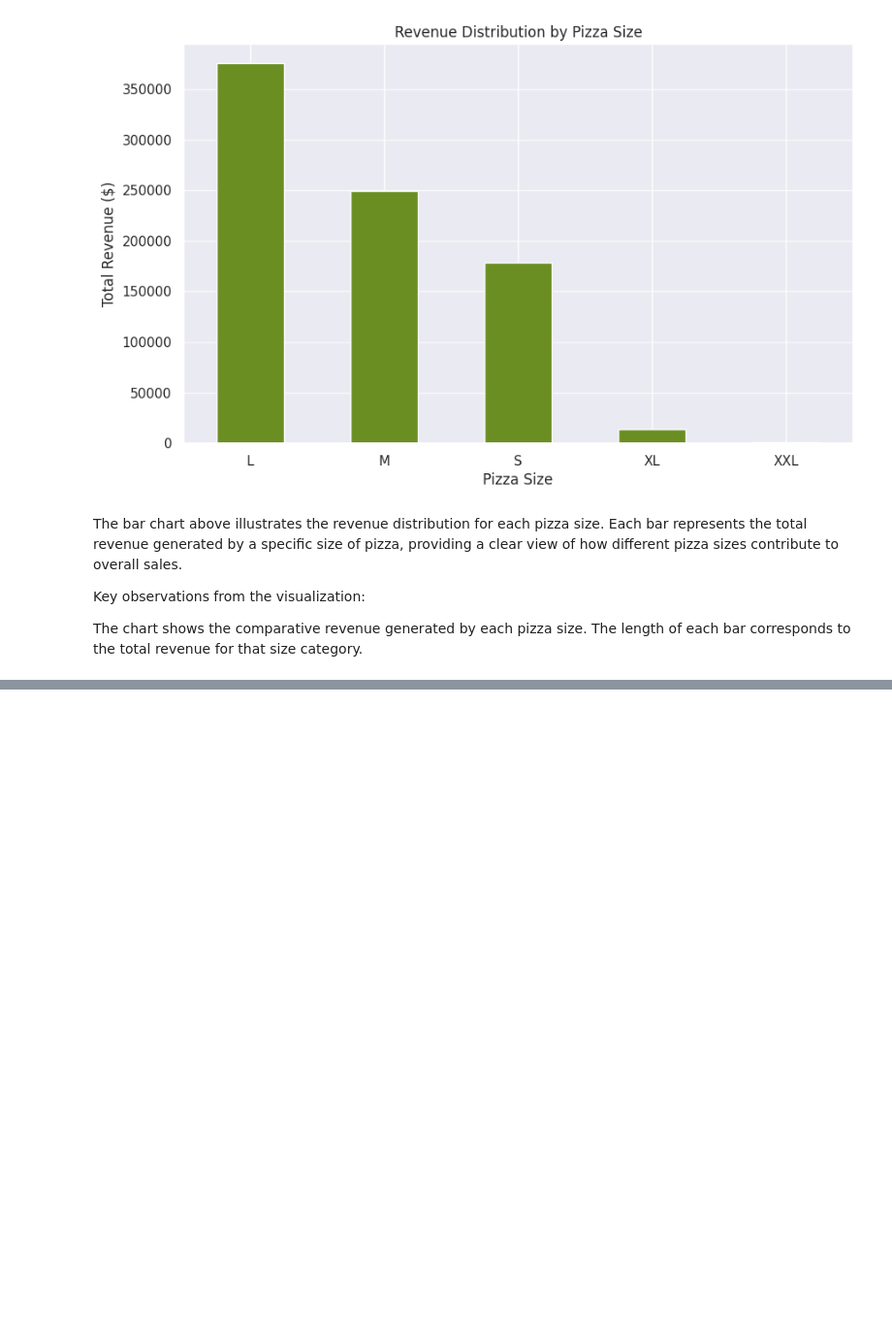
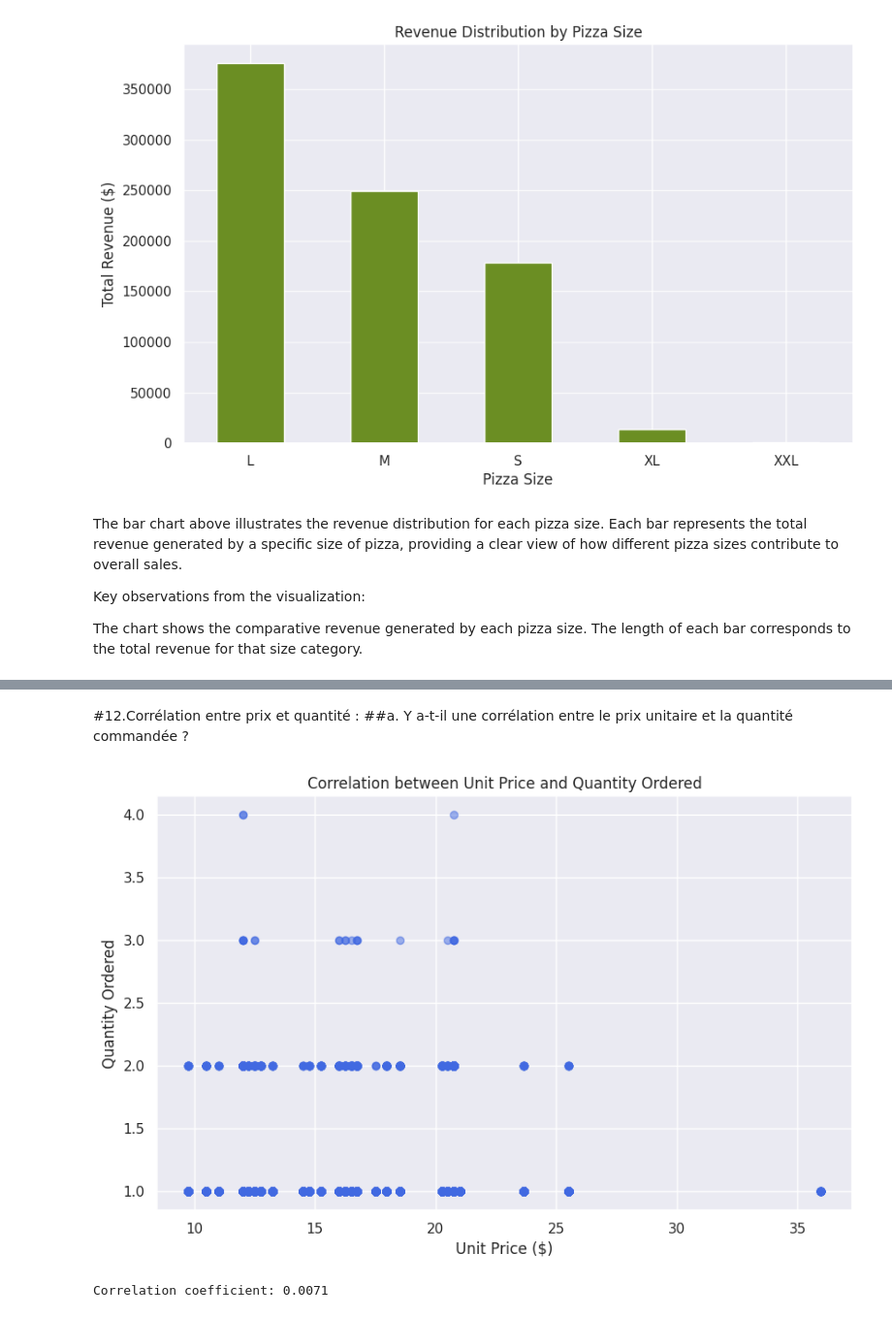
Before and after one commit to Enam88/Pizza-o-jo, a Jupyter notebook: pizza_eda.ipynb, the cells around one changed output, grey strips where cells are left out. Shown at 97% size. Cells and saved outputs as stored; diff of their text form; code cells hidden in the pictures; blank space fills up the shorter version.

```diff
--- a/pizza_eda.ipynb
+++ b/pizza_eda.ipynb
@@ -501,0 +608,22 @@ The length of each bar corresponds to the total revenue for that size category.
+# %% [markdown]
+#12.Corrélation entre prix et quantité :
+##a. Y a-t-il une corrélation entre le prix unitaire et la quantité commandée ?
+# %%
+# Checking for correlation between unit price and quantity ordered
+correlation_unit_price_quantity = pizza_sales_df['unit_price'].corr(pizza_sales_df['quantity'])
+
+# Plotting the relationship
+plt.figure(figsize=(10, 6))
+plt.scatter(pizza_sales_df['unit_price'], pizza_sales_df['quantity'], alpha=0.5, color='royalblue')
+plt.title('Correlation between Unit Price and Quantity Ordered')
+plt.xlabel('Unit Price ($)')
+plt.ylabel('Quantity Ordered')
+plt.grid(True)
+plt.show()
+
+rounded_correlation_unit_price_quantity = round(correlation_unit_price_quantity, 4)
+
+print("Correlation coefficient:", rounded_correlation_unit_price_quantity)
+# %% [output]
+[figure, added]
+Correlation coefficient: 0.0071
```
Also changed, not shown: parts of 30 cells of this notebook.
